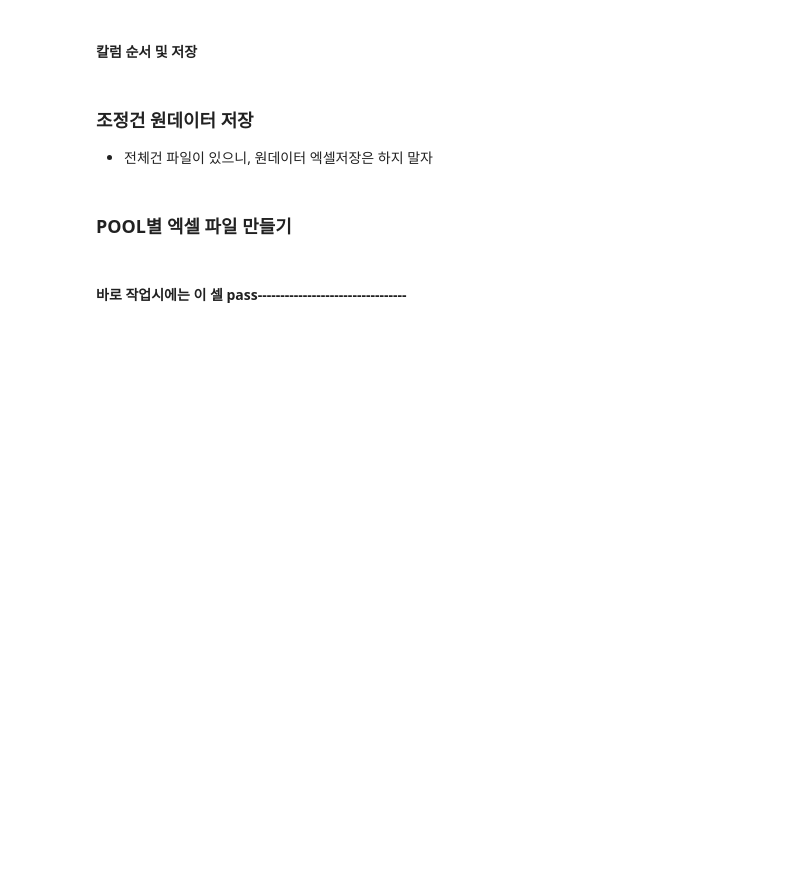
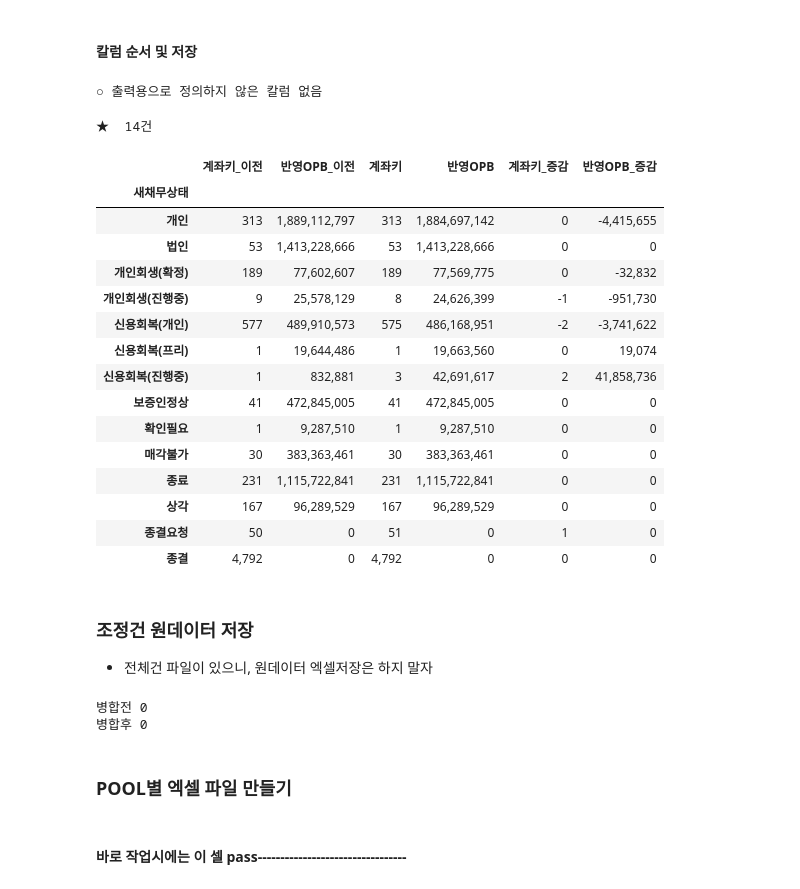
Before and after one commit to jbmyou/company_work, a Jupyter notebook: fileNaming/자산정리/4.전산_자산정리_통합_v2-2.ipynb, the cells around one changed output. Saved outputs shown, nothing was run; the diff lists cells and outputs as text; code cells hidden in the pictures; blank space fills up the shorter version.

```diff
--- a/fileNaming/자산정리/4.전산_자산정리_통합_v2-2.ipynb
+++ b/fileNaming/자산정리/4.전산_자산정리_통합_v2-2.ipynb
@@ -71,9 +71,9 @@ deposit_dtype = functions.deposit_dtype
 # %%
 # 변수들
 ##################################
-dc엑셀출력 = False #####################
-company = "솔림"      # 솔림 or 대성
-basedate = "250930"
+dc엑셀출력 = True #####################
+company = "대성"      # 솔림 or 대성
+basedate = "251031"
 ##################################
 
 # 경로, 파일검색어, 새채무상태 출력순서 정의
@@ -282,7 +284,7 @@ if True :
     installment_d = installment[installment["분납자관계"]=="채무자"].copy()
     installment_grt = installment[installment["분납자관계"]=="보증인"].copy()
         # 파산(파산만 면책, 기각, 취하건 포함 / 나머지는 진행건만 있음)
-    파산전체_d = 파산전체[파산전체["대상자구분"].str.contains("채무자")].copy() # 변경전 채무자 포함
+    파산전체_d = 파산전체[파산전체["대상자구분"].str.contains("채무자", na=False)].copy() # 변경전 채무자 포함
     파산전체_grt = 파산전체[파산전체["대상자구분"].isin(["보증인","상속인"])].copy() # 삭제보증인 전산에 없으므로 제외
 
 
@@ -449,7 +463,7 @@ if dc엑셀출력 :
 
 # 기준데이터 없는 조정건 상태 수정
 새보증인상태.loc[check조정_index, "상태구분2"] = [
-    "개인회생(폐지)"
+    "약정(확정)"
     ]
 # %% [markdown]
 ##### 다중보증상태
@@ -1453,6 +1553,8 @@ raw_data = raw_data[발송용칼럼 + 내부용칼럼]
 
 # '출력용으로 정의하지 않은 칼럼'확인
 functions.display_with_explain(raw_data.columns[~raw_data.columns.isin(발송용칼럼 + 내부용칼럼)], '출력용으로 정의하지 않은 칼럼')
+# %% [output]
+○ 출력용으로 정의하지 않은 칼럼 없음
 # %%
 # # 요약
 
@@ -1466,7 +1568,7 @@ if False :
 
 # 전체요약
 ###############################
-previous_cutoff = "250831"
+previous_cutoff = "251030"
 이전파일_새채무자키사용 = True
 ###############################
 이전파일 = pd.read_parquet(join(wd, previous_cutoff, "parquet", "2."+ company +"_전체_원데이터_"+previous_cutoff+ "_by새채무자키.parquet" if 이전파일_새채무자키사용 else ".parquet"))
@@ -1487,33 +1589,51 @@ if True :
     전체요약합['반영OPB_증감'] = 전체요약합['반영OPB'] - 전체요약합['반영OPB_이전']
     전체요약합 = 전체요약합.applymap(lambda x: f"{x:,}" if pd.notna(x) else "")
     functions.display_with_explain(전체요약합)
 
 
 # 전체 저장하기
     # 파일명 : 새채무자키에 따라 보증인상태 추렸는지
 if 새채무자키사용 : path_raw_data = join(wd, basedate, 원데이터파일명["전체"]+"_by새채무자키")
 else : path_raw_data = join(wd, basedate, 원데이터파일명["전체"])
 
     # parquet 저장
 if 새채무자키사용 : functions.to_parquet(raw_data, join(wd, basedate, "parquet", 원데이터파일명["전체"] + "_by새채무자키" + ".parquet"))
 else : functions.to_parquet(raw_data, join(wd, basedate, "parquet", 원데이터파일명["전체"] + ".parquet"))
 
     # 엑셀 파일로 저장
 if not os.path.exists(path_raw_data + ".xlsx"):
     param = {'mode' : 'w'}
 else :
     param = {'mode' : 'a', 'if_sheet_exists' : 'replace'}
 
 with pd.ExcelWriter(path_raw_data + ".xlsx", engine='openpyxl', **param) as writer :
     raw_data.to_excel(writer, sheet_name="리스트", index=False)
     전체요약.to_excel(writer, sheet_name='요약', index=True)
 
 # 특정 매각사만 저장하기
 # cond = "스마트저축-01" ###################################
 # raw_data[raw_data.매각사구분==cond].to_excel(join(wd, cond+"_원데이터_"+basedate+".xlsx"), index=False)
 
 
 # ###### 금감원 용으로 새채무자키 false 할 때는 여기까지만 실해하면 됨 #######
+# %% [output]
+★  14건
+|  | 계좌키_이전 | 반영OPB_이전 | 계좌키 | 반영OPB | 계좌키_증감 | 반영OPB_증감 |
+| 새채무상태 |  |  |  |  |  |  |
+| 개인 | 313 | 1,889,112,797 | 313 | 1,884,697,142 | 0 | -4,415,655 |
+| 법인 | 53 | 1,413,228,666 | 53 | 1,413,228,666 | 0 | 0 |
+| 개인회생(확정) | 189 | 77,602,607 | 189 | 77,569,775 | 0 | -32,832 |
+| 개인회생(진행중) | 9 | 25,578,129 | 8 | 24,626,399 | -1 | -951,730 |
+| 신용회복(개인) | 577 | 489,910,573 | 575 | 486,168,951 | -2 | -3,741,622 |
+| 신용회복(프리) | 1 | 19,644,486 | 1 | 19,663,560 | 0 | 19,074 |
+| 신용회복(진행중) | 1 | 832,881 | 3 | 42,691,617 | 2 | 41,858,736 |
+| 보증인정상 | 41 | 472,845,005 | 41 | 472,845,005 | 0 | 0 |
+| 확인필요 | 1 | 9,287,510 | 1 | 9,287,510 | 0 | 0 |
+| 매각불가 | 30 | 383,363,461 | 30 | 383,363,461 | 0 | 0 |
+| 종료 | 231 | 1,115,722,841 | 231 | 1,115,722,841 | 0 | 0 |
+| 상각 | 167 | 96,289,529 | 167 | 96,289,529 | 0 | 0 |
+| 종결요청 | 50 | 0 | 51 | 0 | 1 | 0 |
+| 종결 | 4,792 | 0 | 4,792 | 0 | 0 | 0 |
 # %% [markdown]
 ### 조정건 원데이터 저장
 - 전체건 파일이 있으니, 원데이터 엑셀저장은 하지 말자
@@ -1613,6 +1733,9 @@ functions.to_parquet(installment, join(wd, basedate, "parquet", 원데이터파
 
 # # # # with pd.ExcelWriter(join(wd, basedate, "2."+ company +"_약정분납_원데이터_"+basedate+".xlsx"), engine='openpyxl', mode = 'w') as writer :
 # # # #     installment.to_excel(writer, sheet_name="차주", index=False)
+# %% [output]
+병합전 0
+병합후 0
 # %% [markdown]
 ### POOL별 엑셀 파일 만들기
 # %%
```
Also changed, not shown: parts of 33 cells of this notebook, 19 other files.
